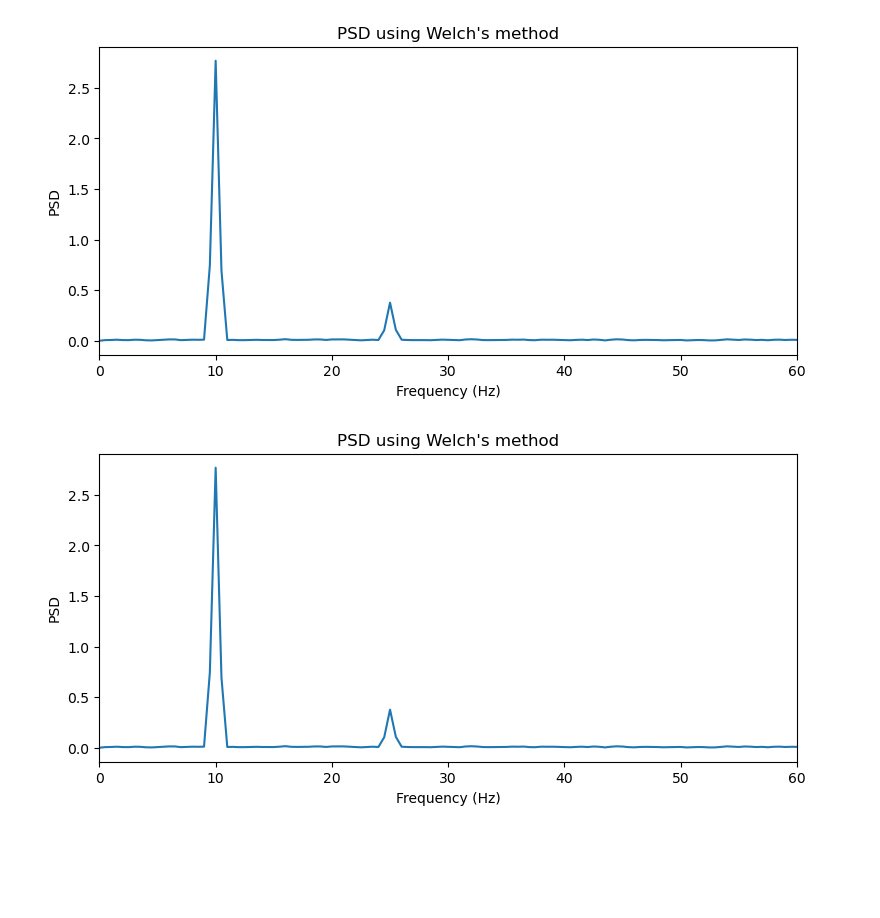
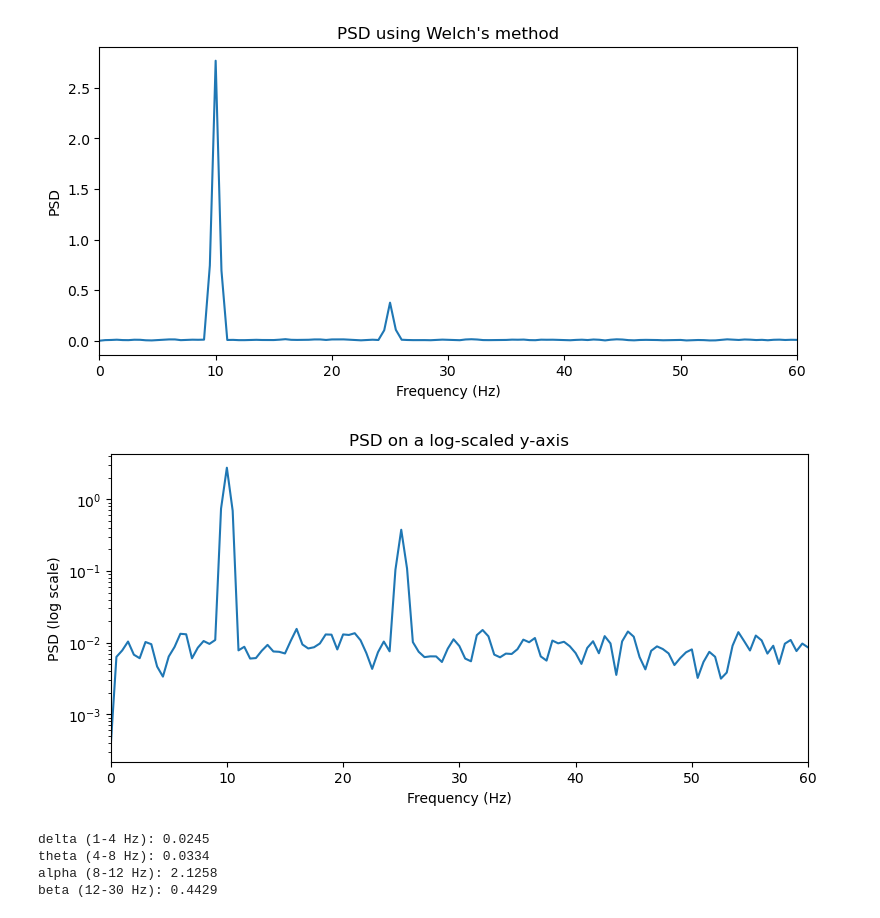
Before and after one commit to LeahMcIntyre/ebb_viewer, a Jupyter notebook: research/psd_basics.ipynb, the cells around one changed output. Drawn from its saved outputs; the diff is of its cells as text; code cells hidden in the pictures; blank space fills up the shorter version.

```diff
--- a/research/psd_basics.ipynb
+++ b/research/psd_basics.ipynb
@@ -138,11 +138,31 @@ plt.show()
 [figure]
 # %%
 plt.figure(figsize=(9, 4))
-plt.plot(freqs, psd)
+plt.semilogy(freqs, psd)
 plt.xlim(0, 60)
 plt.xlabel('Frequency (Hz)')
-plt.ylabel('PSD')
-plt.title("PSD using Welch's method")
+plt.ylabel('PSD (log scale)')
+plt.title('PSD on a log-scaled y-axis')
 plt.show()
 # %% [output]
-[figure, old version]
+[figure, new version]
+# %%
+def bandpower(freqs, psd, fmin, fmax):
+    mask = (freqs >= fmin) & (freqs <= fmax)
+    return np.trapezoid(psd[mask], freqs[mask])
+
+bands = {
+    'delta (1-4 Hz)': (1, 4),
+    'theta (4-8 Hz)': (4, 8),
+    'alpha (8-12 Hz)': (8, 12),
+    'beta (12-30 Hz)': (12, 30),
+}
+
+for name, (fmin, fmax) in bands.items():
+    bp = bandpower(freqs, psd, fmin, fmax)
+    print(f'{name}: {bp:.4f}')
+# %% [output]
+delta (1-4 Hz): 0.0245
+theta (4-8 Hz): 0.0334
+alpha (8-12 Hz): 2.1258
+beta (12-30 Hz): 0.4429
```
